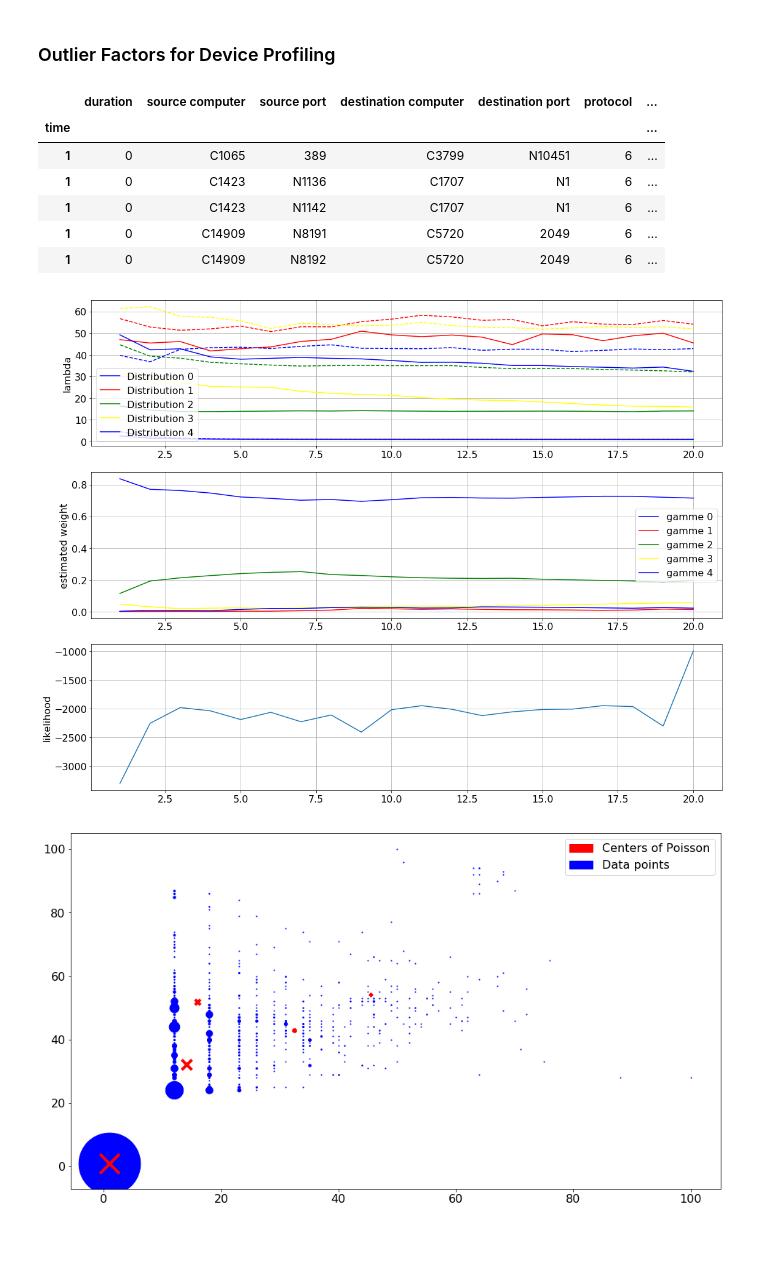
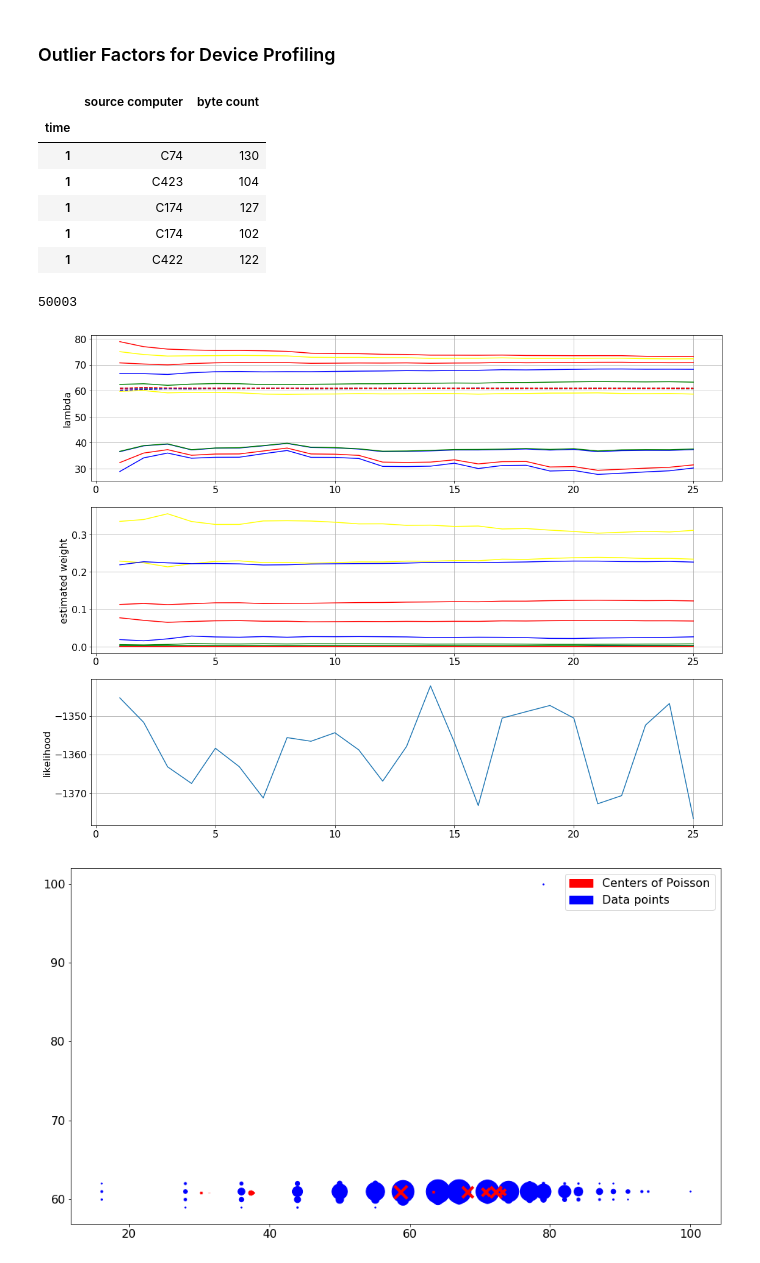
Before and after one commit to SotirisAnagnostidis/onlineAnomalyDetection, a Jupyter notebook: diploma/diploma.ipynb, the cells around one changed output. Cells and saved outputs as stored; diff of their text form; code cells hidden in the pictures.

```diff
--- a/diploma/diploma.ipynb
+++ b/diploma/diploma.ipynb
@@ -5,23 +5,32 @@ import pandas as pd
 import numpy as np
 %matplotlib inline
 
-df = pd.read_csv('../../../diploma/multi-source-syber-security-events/flows.txt', header=None, nrows=10000)
+# df = pd.read_csv('../../../diploma/multi-source-syber-security-events/flows.txt', header=None, nrows=100000)
 
-df.columns = ['time', 'duration', 'source computer', 'source port', 'destination computer',
-              'destination port', 'protocol', 'packet count', 'byte count']
+# df.columns = ['time', 'duration', 'source computer', 'source port', 'destination computer',
+#              'destination port', 'protocol', 'packet count', 'byte count']
+
+df = pd.read_csv('../../../diploma/generated_data/500_500000_1-100_True_C4_7.txt', header=None)
+
+df.columns = ['time', 'source computer', 'byte count']
 
 df.index = df['time']
 df.drop(columns=['time'],inplace=True)
 df.sort_index(inplace=True)
 df.head()
 # %% [output]
-|  | duration | source computer | source port | destination computer | destination port | protocol | ... |
-| time |  |  |  |  |  |  | ... |
-| 1 | 0 | C1065 | 389 | C3799 | N10451 | 6 | ... |
-| 1 | 0 | C1423 | N1136 | C1707 | N1 | 6 | ... |
-| 1 | 0 | C1423 | N1142 | C1707 | N1 | 6 | ... |
-| 1 | 0 | C14909 | N8191 | C5720 | 2049 | 6 | ... |
-| 1 | 0 | C14909 | N8192 | C5720 | 2049 | 6 | ... |
+|  | source computer | byte count |
+| time |  |  |
+| 1 | C74 | 130 |
+| 1 | C423 | 104 |
+| 1 | C174 | 127 |
+| 1 | C174 | 102 |
+| 1 | C422 | 122 |
+# %%
+# or try a simple generated dataset
+len(df)
+# %% [output]
+50003
 # %%
 from sklearn.preprocessing import MinMaxScaler
 
@@ -43,7 +52,8 @@ class customScaler():
         transformed = self.scaler.transform(scaled_data).astype(int)
         return np.array(transformed, dtype=np.int64)
 # %%
-from helper import get_data_by_dataframe, get_random_initialize_lamdas
+from helper import group_data
 
 scaler = customScaler()
-data_by_host, hosts = get_data_by_dataframe(df, size_of_bin_seconds=50, doScale=True, scaler=scaler)
+
+groupped_data, hosts = group_data(df, size_of_bin_seconds=10, doScale=True, scaler=scaler)
@@ -57,14 +63,14 @@ from plots import plot_points, plot_results
 # %%
 from helper import get_random_initialize_lamdas
 
-mixtures = 5
+mixtures = 10
 
 # random initialization
-onlineEM = OnlineEM([1/mixtures]*mixtures, get_random_initialize_lamdas(all_data, number_of_mixtures=mixtures), 500, n_clusters=4)
-onlineEM.fit(data_by_host)
+onlineEM = OnlineEM([1/mixtures]*mixtures, get_random_initialize_lamdas(groupped_data.values[:,:-1], number_of_mixtures=mixtures), 200, n_clusters=8)
+onlineEM.fit(groupped_data.values)
 # %%
-plot_results(onlineEM)
-plot_points(all_data, onlineEM)
+plot_results(onlineEM, legend=False)
+plot_points(groupped_data.values[:,:-1], onlineEM)
 # %% [output]
-[figure, old version]
+[figure, new version]
-[figure, old version]
+[figure, new version]
```
Also changed, not shown: parts of 19 cells of this notebook, 6 other files.
